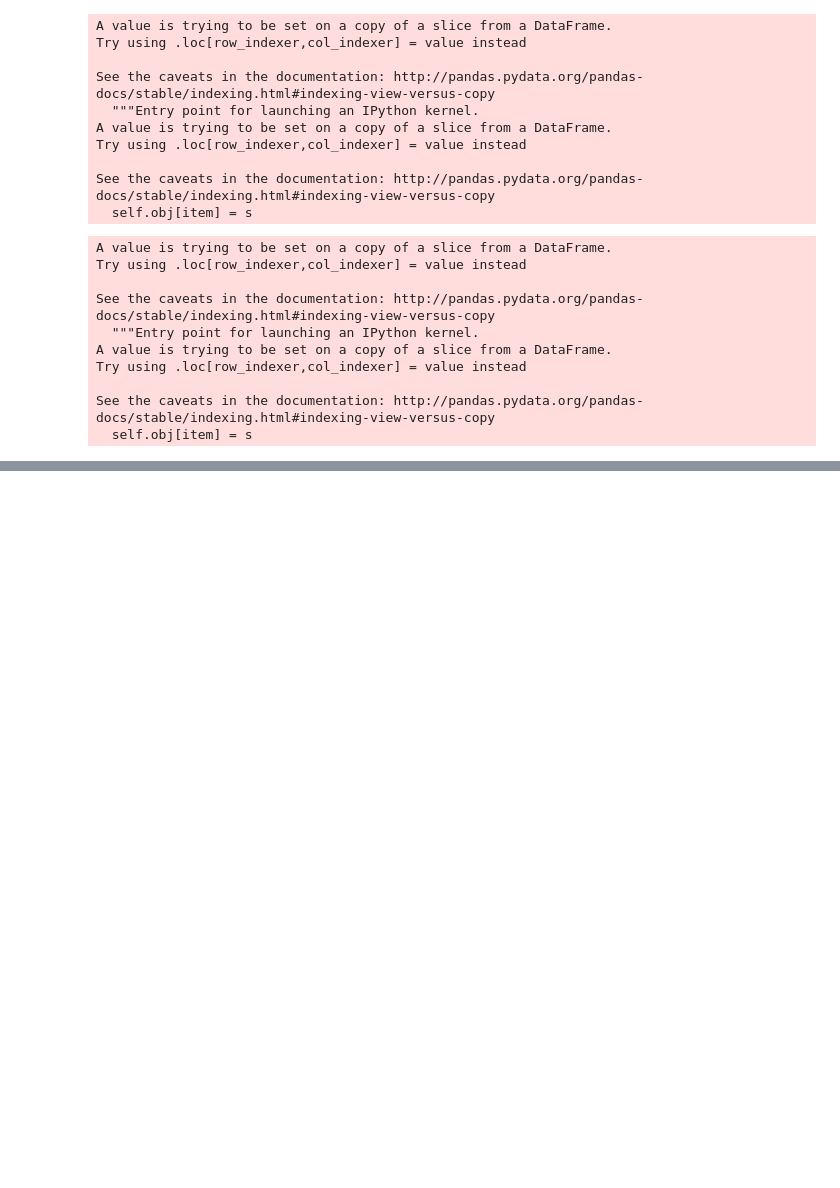
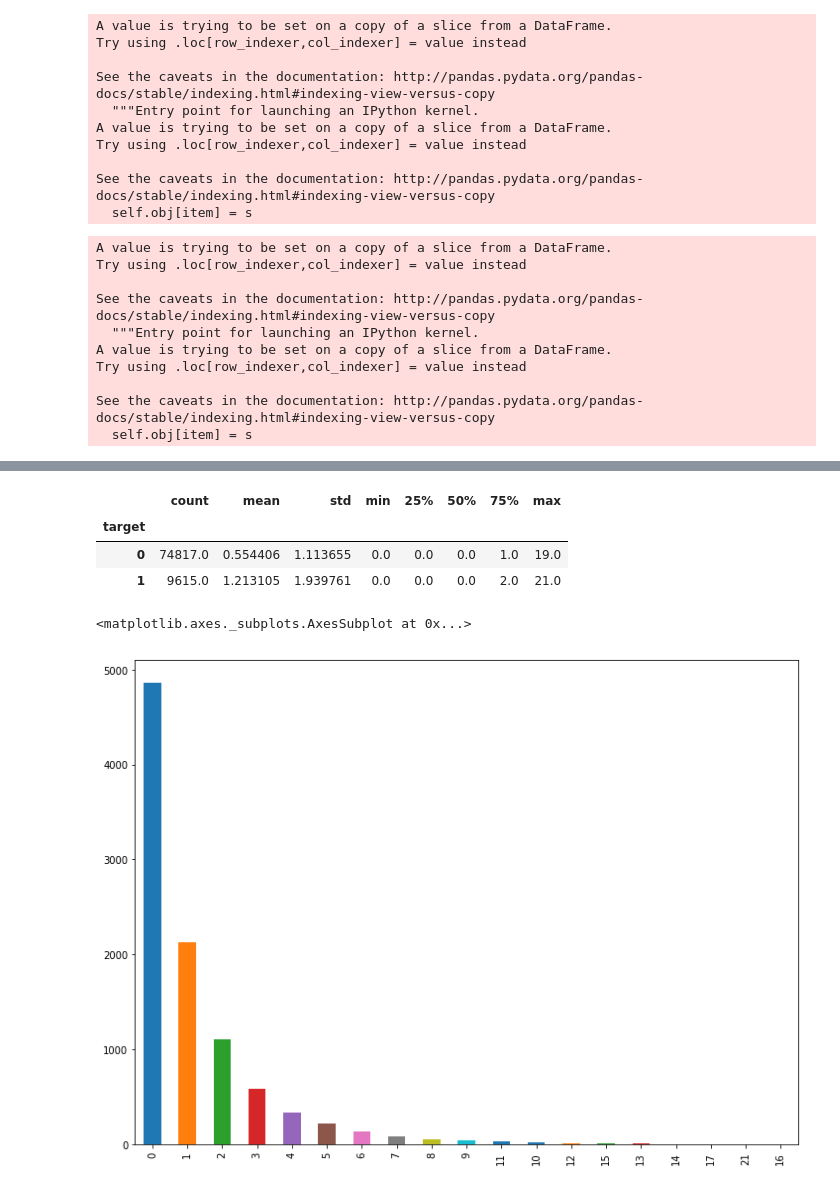
Before and after one commit to joonsooro/UnitedHealthcare, a Jupyter notebook: Leo/GBM with dummified & scale the data.ipynb, the cells around one changed output, grey strips where cells are left out. Saved outputs shown, nothing was run; the diff lists cells and outputs as text; code cells hidden in the pictures; blank space fills up the shorter version.

```diff
--- a/Leo/GBM with dummified & scale the data.ipynb
+++ b/Leo/GBM with dummified & scale the data.ipynb
@@ -367,0 +427,14 @@ print(confusion_matrix(y_test, clf_xgb.predict(X_test)))
+# %%
+new_data = data.merge(y.to_frame(), left_index = True, right_index=True)
+# %%
+new_data.groupby('target')['number_inpatient'].describe()
+# %% [output]
+|  | count | mean | std | min | 25% | 50% | 75% | max |
+| target |  |  |  |  |  |  |  |  |
+| 0 | 74817.0 | 0.554406 | 1.113655 | 0.0 | 0.0 | 0.0 | 1.0 | 19.0 |
+| 1 | 9615.0 | 1.213105 | 1.939761 | 0.0 | 0.0 | 0.0 | 2.0 | 21.0 |
+# %%
+new_data[new_data['target'] == 1]['number_inpatient'].value_counts().plot.bar(figsize = (12,9))
+# %% [output]
+<matplotlib.axes._subplots.AxesSubplot at 0x...>
+[figure, added]
```
Also changed, not shown: parts of 73 cells of this notebook, 8 other files.
